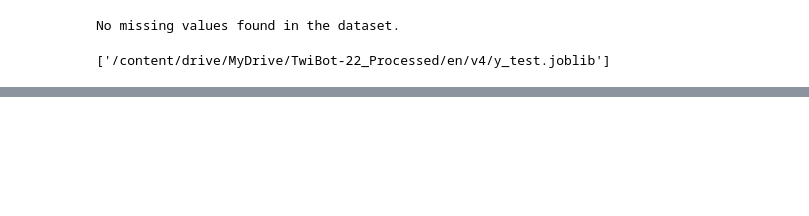
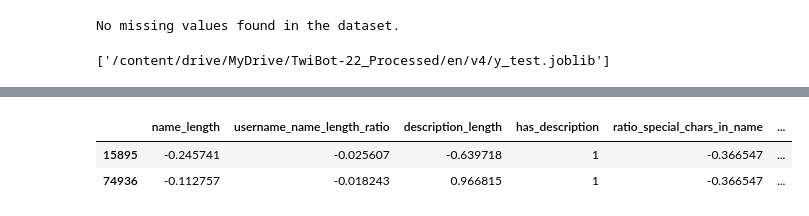
Before and after one commit to julwdo/thesis, a Jupyter notebook: 01_codes/03_nlp_project_main_old.ipynb, the cells around one changed output, grey strips where cells are left out. Drawn from its saved outputs; the diff is of its cells as text; code cells hidden in the pictures; blank space fills up the shorter version.

```diff
--- a/01_codes/03_nlp_project_main_old.ipynb
+++ b/01_codes/03_nlp_project_main_old.ipynb
@@ -1757,0 +1686,20 @@ X_y_train_b_desc = X_y_train_b["description"].reset_index(drop=True)
+# %%
+from sklearn.preprocessing import StandardScaler
+
+scaler = StandardScaler()
+
+# Fit on training set
+scaler.fit(X_train_with_desc_selected_df[numeric_cols_selected])
+
+# Transform train/test sets
+X_train_with_desc_scaled = X_train_with_desc_selected_df.copy()
+X_test_with_desc_scaled = X_test_with_desc_selected_df.copy()
+
+X_train_with_desc_scaled[numeric_cols_selected] = scaler.transform(X_train_with_desc_selected_df[numeric_cols_selected])
+X_test_with_desc_scaled[numeric_cols_selected] = scaler.transform(X_test_with_desc_selected_df[numeric_cols_selected])
+# %%
+X_train_with_desc_scaled.head(2)
+# %% [output]
+|  | name_length | username_name_length_ratio | description_length | has_description | ratio_special_chars_in_name | ... |
+| 15895 | -0.245741 | -0.025607 | -0.639718 | 1 | -0.366547 | ... |
+| 74936 | -0.112757 | -0.018243 | 0.966815 | 1 | -0.366547 | ... |
```
Also changed, not shown: parts of 28 cells of this notebook.
